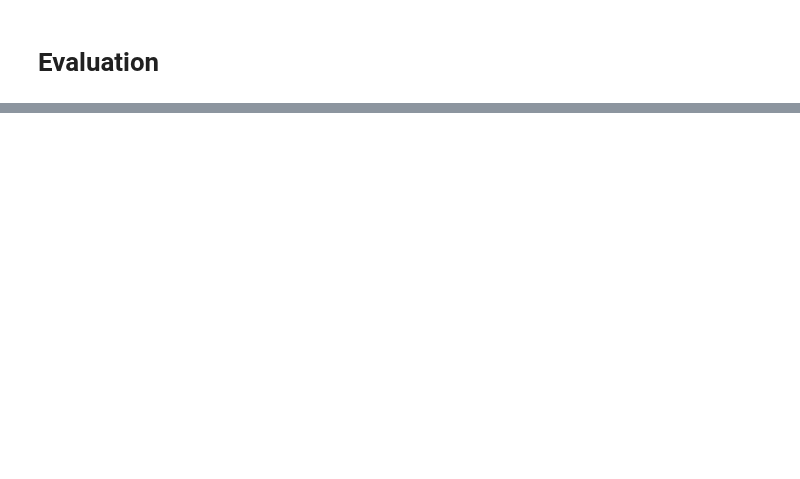
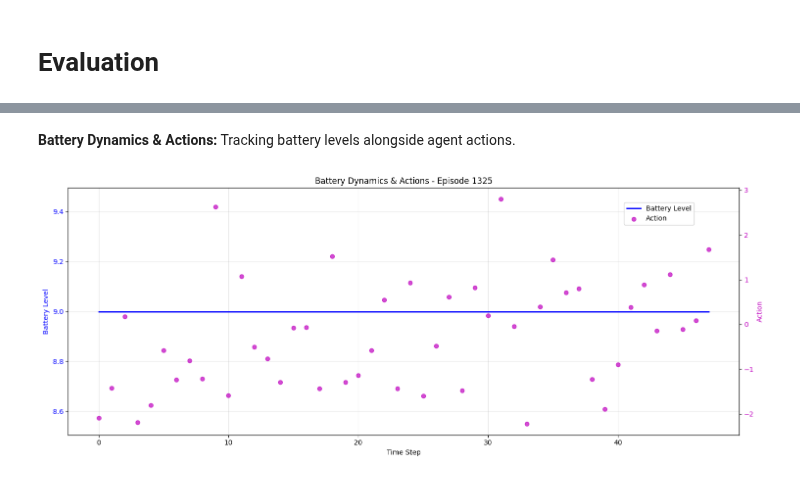
Before and after one commit to CLAIR-LAB-TECHNION/energy-net, a Jupyter notebook: notebooks/Running_the_day_ahead_market_cycle.ipynb, the cells around one changed output, grey strips where cells are left out. Saved outputs shown, nothing was run; the diff lists cells and outputs as text; code cells hidden in the pictures; blank space fills up the shorter version.

```diff
--- a/notebooks/Running_the_day_ahead_market_cycle.ipynb
+++ b/notebooks/Running_the_day_ahead_market_cycle.ipynb
@@ -505,8 +518,0 @@ We set the number of evaluation episodes
-# %%
-eval_episodes = iso_params.get("eval_episodes", 5)
-user_input = input(f"Enter number of evaluation episodes (default {eval_episodes}): ").strip()
-if user_input:
-    try:
-        eval_episodes = int(user_input)
-    except Exception as e:
-        print("Invalid input; using default value.")
@@ -573,5 +518,0 @@ We load the data that was collected
-# %%
-# Load runtime info (a list of episodes, each being a list of step dictionaries)
-data_file = "runtime_info.pkl"
-with open(data_file, "rb") as f:
-    all_episodes_actions = pickle.load(f)
@@ -679,0 +653,23 @@ Loaded runtime data with 84 episodes.
+# %% [markdown]
+**Battery Dynamics & Actions:** Tracking battery levels alongside agent actions.
+# %%
+# Plot 2: Battery Level & Actions over Time
+fig, ax1 = plt.subplots(figsize=(15, 6))
+ax1.plot(steps, battery_level, 'b-', linewidth=2, label='Battery Level')
+ax1.set_xlabel("Time Step")
+ax1.set_ylabel("Battery Level", color='b')
+ax1.tick_params(axis='y', labelcolor='b')
+ax1.grid(True, alpha=0.3)
+
+# Plot actions on a secondary axis
+ax2 = ax1.twinx()
+ax2.scatter(steps, actions, color='m', label='Action', alpha=0.7)
+ax2.set_ylabel("Action", color='m')
+ax2.tick_params(axis='y', labelcolor='m')
+
+plt.title(f"Battery Dynamics & Actions - Episode {episode_num}")
+fig.legend(loc="upper right", bbox_to_anchor=(0.9, 0.9))
+plt.tight_layout()
+plt.show()
+# %% [output]
+[figure, added]
```
Also changed, not shown: parts of 50 cells of this notebook.
